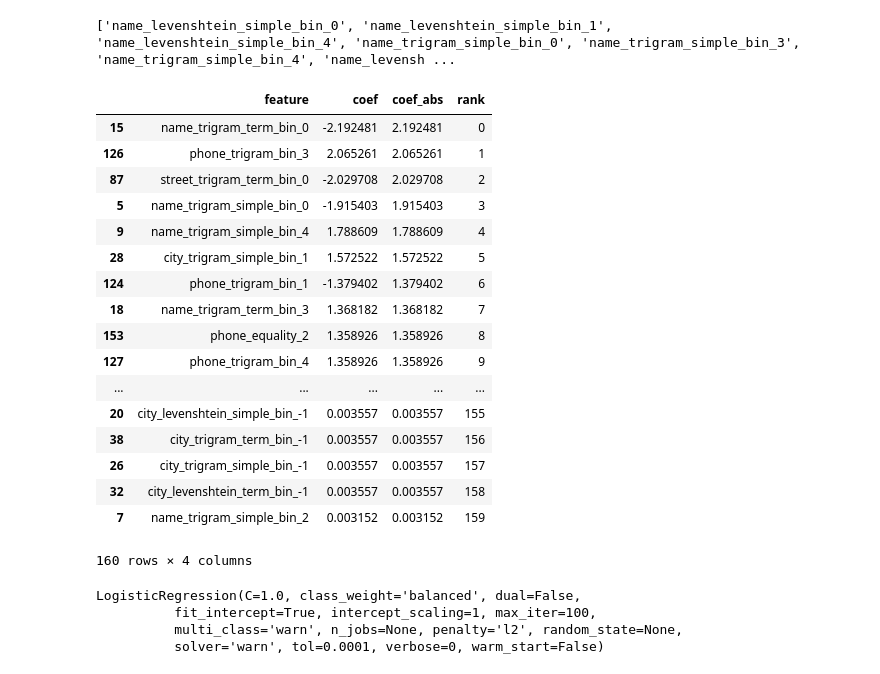
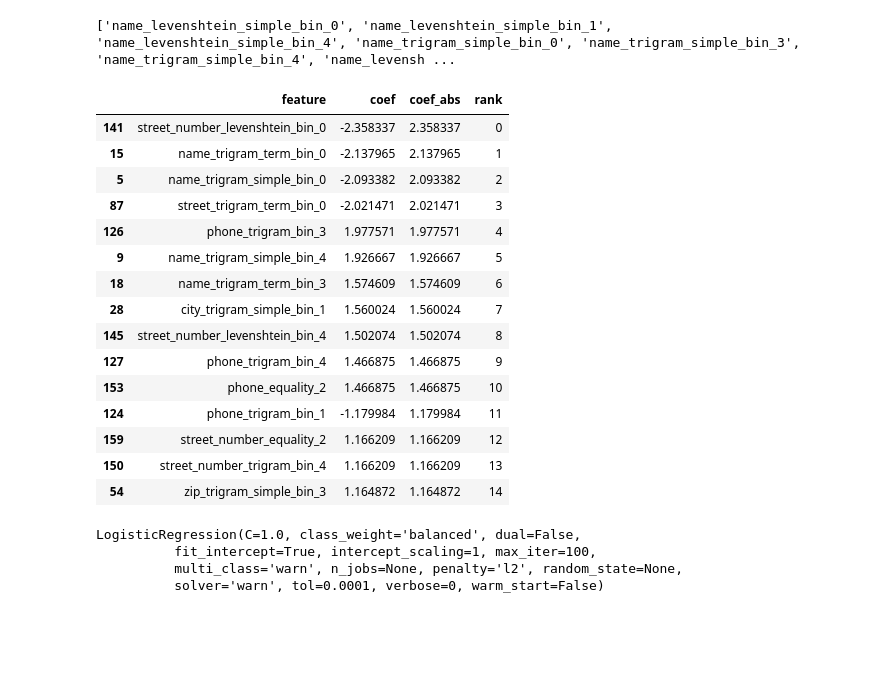
Before and after one commit to arita37/da, a Jupyter notebook: da/adress_na_handling.ipynb, the cells around one changed output. Cells and saved outputs as stored; diff of their text form; code cells hidden in the pictures; blank space fills up the shorter version.

```diff
--- a/da/adress_na_handling.ipynb
+++ b/da/adress_na_handling.ipynb
@@ -296,8 +340,8 @@ dfnum[colnum_bin].head(7)
 # %%
 ### numerics bin to One Hot
-dfnum_hot = pd_col_to_onehot(dfnum[colnum_bin], colname=colnum_bin, returncol=0)
-colnum_hot = list( dfnum_hot.columns )
-dfnum_hot.head(10)
+dfnum_hot, colnum_onehot = pd_col_to_onehot(dfnum[colnum_bin], colname=colnum_bin,
+                             colonehot=None, return_val="dataframe,param")
+dfnum_hot[ colnum_onehot   ] .head(10)
 # %% [output]
 name_levenshtein_simple_bin 5 (28235, 26)
 name_trigram_simple_bin 5 (28235, 30)
@@ -335,7 +440,7 @@ street_number_trigram_bin 5 (28235, 147)
 # %%
-dfcat_hot = pd_col_to_onehot(df[colcat], colname=colcat, returncol=0)
-colcat_hot = list( dfcat_hot.columns )
-dfcat_hot.head(5)
+dfcat_hot, colcat_onehot = pd_col_to_onehot(df[colcat], colname=colcat,
+                                         colonehot=None, return_val="dataframe,param")
+dfcat_hot[colcat_onehot ].head(5)
 # %% [output]
 phone_equality 3 (28235, 3)
 fax_equality 3 (28235, 5)
@@ -352,10 +518,12 @@ street_number_equality 3 (28235, 7)
 #### Train data preparation
 dfX = pd.concat(( dfnum_hot, dfcat_hot ), axis=1)
 colX = list( dfX.columns )
-X  = dfX.values
-yy = df[coly].values
 
-Xtrain, Xtest, ytrain, ytest = train_test_split( X,  yy,
+dfy = df[coly]
+#X  = dfX.values
+#yy = df[coly].values
+
+Xtrain, Xtest, ytrain, ytest = train_test_split( dfX,  dfy,
                                                  random_state=42,
                                                  test_size=0.5, shuffle=True)
 
@@ -374 +544,4 @@ print( Xtrain.shape, Xtest.shape, colX)
 clf_log = sk.linear_model.LogisticRegression(penalty = 'l2' , class_weight = 'balanced')
+# %%
+clf_log, clf_log_stats = sk_model_eval_classification(clf_log, 1,
+                                           Xtrain, ytrain, Xtest, ytest)
@@ -804,26 +1062,24 @@ print( colX_kbest )
 # %% [output]
 ['name_levenshtein_simple_bin_0', 'name_levenshtein_simple_bin_1', 'name_levenshtein_simple_bin_4', 'name_trigram_simple_bin_0', 'name_trigram_simple_bin_3', 'name_trigram_simple_bin_4', 'name_levensh ...
 # %%
-clf_log_feat
+clf_log_feat[ :15 ]
 # %% [output]
 |  | feature | coef | coef_abs | rank |
-| 15 | name_trigram_term_bin_0 | -2.192481 | 2.192481 | 0 |
-| 126 | phone_trigram_bin_3 | 2.065261 | 2.065261 | 1 |
-| 87 | street_trigram_term_bin_0 | -2.029708 | 2.029708 | 2 |
-| 5 | name_trigram_simple_bin_0 | -1.915403 | 1.915403 | 3 |
-| 9 | name_trigram_simple_bin_4 | 1.788609 | 1.788609 | 4 |
-| 28 | city_trigram_simple_bin_1 | 1.572522 | 1.572522 | 5 |
-| 124 | phone_trigram_bin_1 | -1.379402 | 1.379402 | 6 |
-| 18 | name_trigram_term_bin_3 | 1.368182 | 1.368182 | 7 |
-| 153 | phone_equality_2 | 1.358926 | 1.358926 | 8 |
-| 127 | phone_trigram_bin_4 | 1.358926 | 1.358926 | 9 |
-| ... | ... | ... | ... | ... |
-| 20 | city_levenshtein_simple_bin_-1 | 0.003557 | 0.003557 | 155 |
-| 38 | city_trigram_term_bin_-1 | 0.003557 | 0.003557 | 156 |
-| 26 | city_trigram_simple_bin_-1 | 0.003557 | 0.003557 | 157 |
-| 32 | city_levenshtein_term_bin_-1 | 0.003557 | 0.003557 | 158 |
-| 7 | name_trigram_simple_bin_2 | 0.003152 | 0.003152 | 159 |
+| 141 | street_number_levenshtein_bin_0 | -2.358337 | 2.358337 | 0 |
+| 15 | name_trigram_term_bin_0 | -2.137965 | 2.137965 | 1 |
+| 5 | name_trigram_simple_bin_0 | -2.093382 | 2.093382 | 2 |
+| 87 | street_trigram_term_bin_0 | -2.021471 | 2.021471 | 3 |
+| 126 | phone_trigram_bin_3 | 1.977571 | 1.977571 | 4 |
+| 9 | name_trigram_simple_bin_4 | 1.926667 | 1.926667 | 5 |
+| 18 | name_trigram_term_bin_3 | 1.574609 | 1.574609 | 6 |
+| 28 | city_trigram_simple_bin_1 | 1.560024 | 1.560024 | 7 |
+| 145 | street_number_levenshtein_bin_4 | 1.502074 | 1.502074 | 8 |
+| 127 | phone_trigram_bin_4 | 1.466875 | 1.466875 | 9 |
+| 153 | phone_equality_2 | 1.466875 | 1.466875 | 10 |
+| 124 | phone_trigram_bin_1 | -1.179984 | 1.179984 | 11 |
+| 159 | street_number_equality_2 | 1.166209 | 1.166209 | 12 |
+| 150 | street_number_trigram_bin_4 | 1.166209 | 1.166209 | 13 |
+| 54 | zip_trigram_simple_bin_3 | 1.164872 | 1.164872 | 14 |
-160 rows × 4 columns
 # %%
 clf_log.fit( dfX[colX].values , df[coly].values)
 # %% [output]
```
Also changed, not shown: parts of 71 cells of this notebook, 19 other files.
